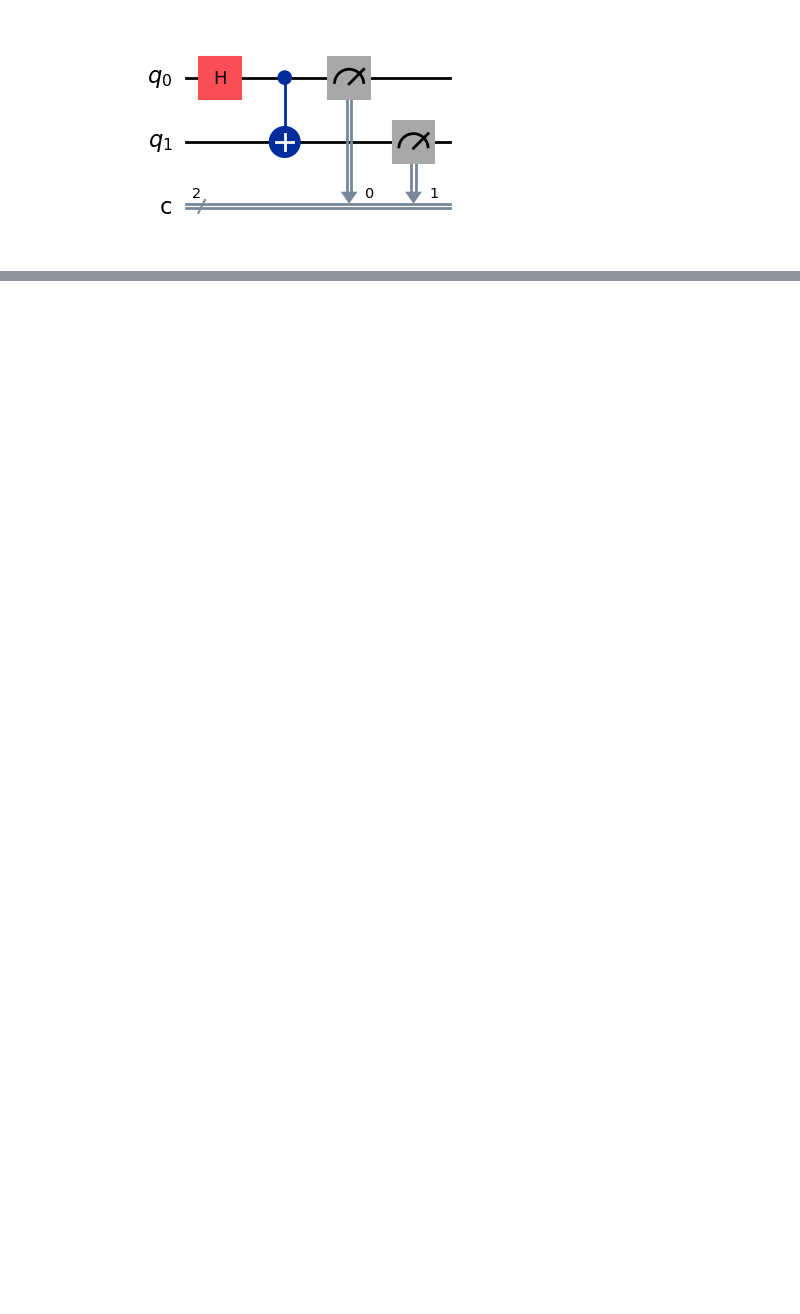
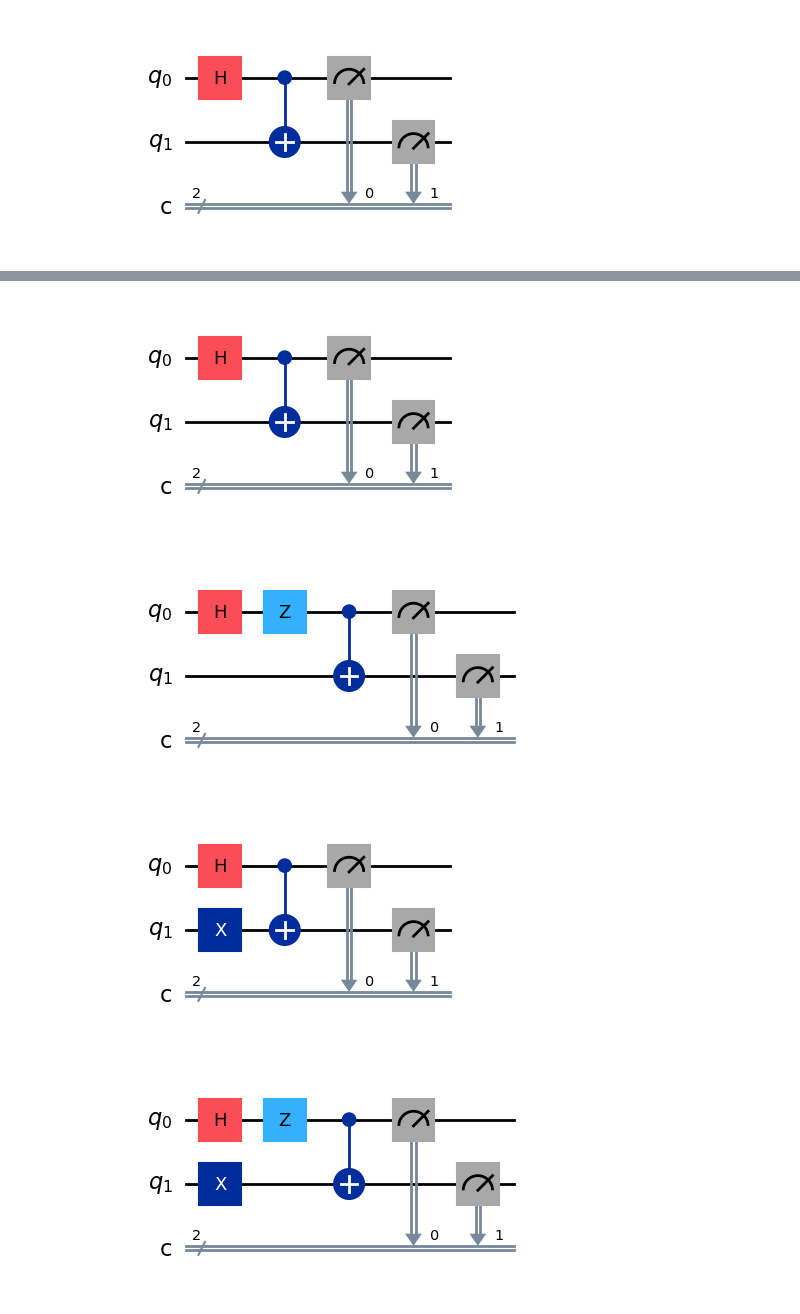
Before and after one commit to JpSoh/SIT-UofG-QC, a Jupyter notebook: QC-Lab1.ipynb, the cells around one changed output, grey strips where cells are left out. Cells and saved outputs as stored; diff of their text form; code cells hidden in the pictures; blank space fills up the shorter version.

```diff
--- a/QC-Lab1.ipynb
+++ b/QC-Lab1.ipynb
@@ -198,10 +198,51 @@ plot_histogram(counts)
 # %%
 # EXERCISE
 
-# Make a copy here of the circuit that creates the Bell state 1/sqrt(2) ( |00> + |11> ).
+# 1. Bell state: 1/sqrt(2) ( |00> + |11> )
+circuit = QuantumCircuit(2,2)
+circuit.h(0)
+circuit.cx(0,1)
 
-# Modify it to create the other Bell states: 1/sqrt(2) ( |00> - |11> ), 1/sqrt(2) ( |01> + |10> ), 1/sqrt(2) ( |01> - |10> ).
+# 2. Bell state: 1/sqrt(2) ( |00> - |11> )
+circuit2 = QuantumCircuit(2,2)
+circuit2.h(0)
+circuit2.z(0) # Applies Z gate to flip the sign
+circuit2.cx(0,1)
 
-# You will need to use X and Z gates. Check that your circuit is correct by displaying the state vector in each case.
+# 3. Bell state: 1/sqrt(2) ( |01> + |10> )
+circuit3 = QuantumCircuit(2,2)
+circuit3.x(1) # Pre-flips the target qubit
+circuit3.h(0)
+circuit3.cx(0,1)
 
-# For each of the Bell states, repeat the simulation with measurements and check that the results are as expected.
+# 4. Bell state: 1/sqrt(2) ( |01> - |10> )
+circuit4 = QuantumCircuit(2,2)
+circuit4.x(1)
+circuit4.h(0)
+circuit4.z(0) # Combines the bit-flip and phase-flip
+circuit4.cx(0,1)
+
+# --- Verification with Statevectors ---
+# Note: Using 'state2' and 'state3' consistently to avoid 'state' is not defined error.
+
+state2 = Statevector.from_int(0, 4)
+state2 = state2.evolve(circuit2) # Use state2.evolve
+state2.draw("latex")
+
+state3 = Statevector.from_int(0, 4)
+state3 = state3.evolve(circuit3)
+state3.draw("latex")
+
+state4 = Statevector.from_int(0, 4)
+state4 = state4.evolve(circuit4)
+state4.draw("latex")
+
+# --- Measurements and Drawing ---
+for c in [circuit, circuit2, circuit3, circuit4]:
+    c.measure(range(2), range(2))
+    display(c.draw("mpl")) # 'display' ensures all 4 show up in the notebook
+# %% [output]
+[figure, added]
+[figure, added]
+[figure, added]
+[figure, added]
```
Also changed, not shown: parts of 7 cells of this notebook.
